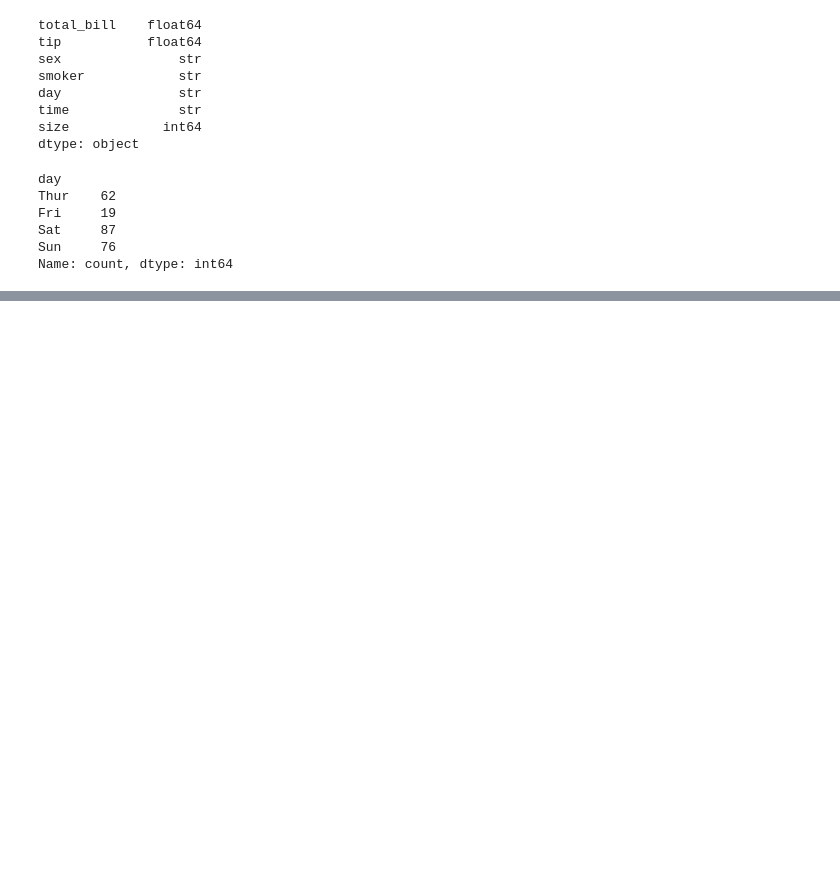
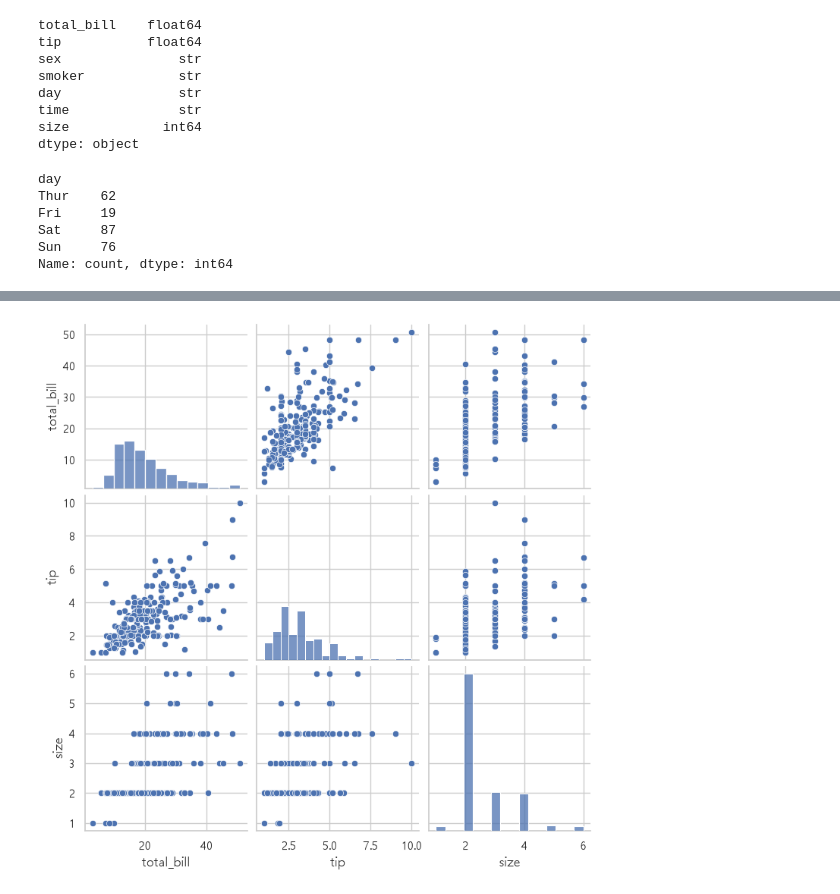
Before and after one commit to ChaeYeongJi/18_r, a Jupyter notebook: 01.ipynb, the cells around one changed output, grey strips where cells are left out. Saved outputs shown, nothing was run; the diff lists cells and outputs as text; code cells hidden in the pictures; blank space fills up the shorter version.

```diff
--- a/01.ipynb
+++ b/01.ipynb
@@ -100,0 +197,8 @@ Name: count, dtype: int64
+# %%
+sns.pairplot(
+    tips[['total_bill', 'tip', 'size']]
+)
+plt.show()
+# 좌상에서 우하로 가는 대각선(자기 자신)의 경우 해당 데이터(total_bill, tip, size)에서의 변수의 분포를 보여줌.
+# %% [output]
+[figure, added]
```
Also changed, not shown: parts of 7 cells of this notebook.
